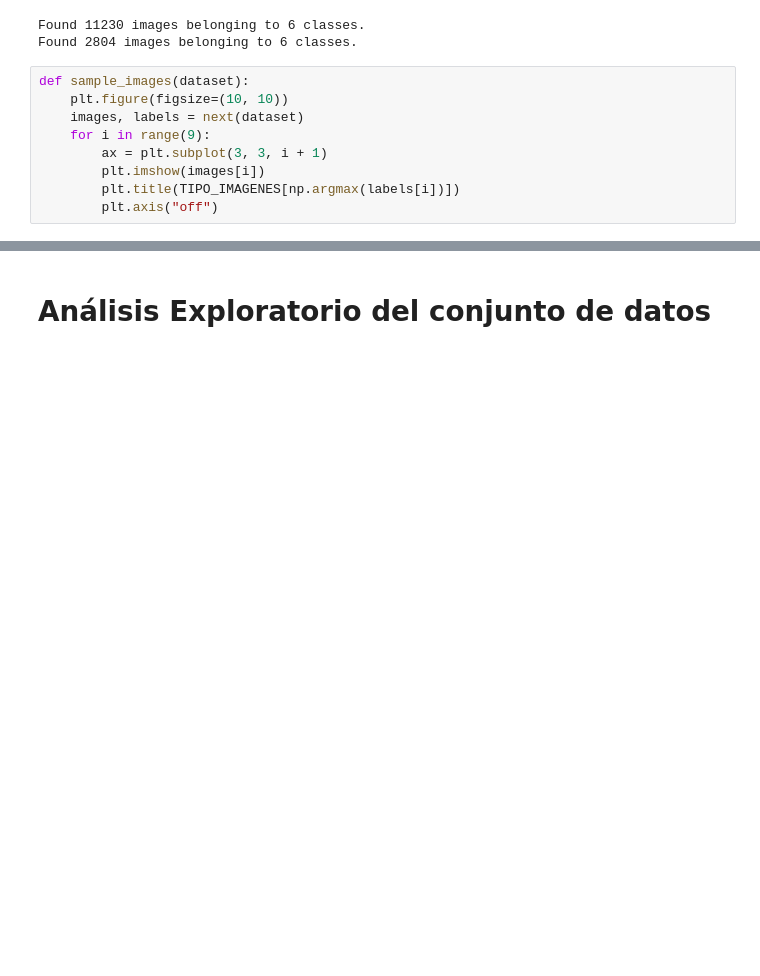
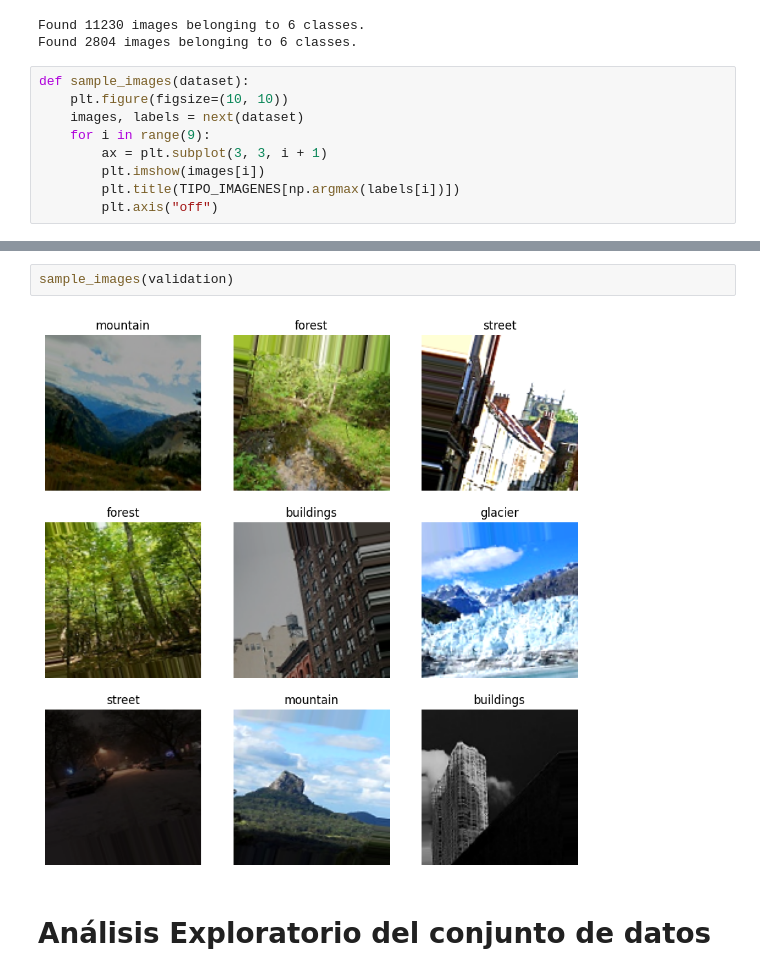
Before and after one commit to DavidGiovannini/Machine_Learning_TP2, a Jupyter notebook: tp2_places.ipynb, the cells around one changed output, grey strips where cells are left out. Cells and saved outputs as stored; diff of their text form; blank space fills up the shorter version.

```diff
--- a/tp2_places.ipynb
+++ b/tp2_places.ipynb
@@ -105,3 +95,7 @@ sample_images(train)
+# %%
+sample_images(validation)
+# %% [output]
+[figure, added]
 # %% [markdown]
 <h1>Análisis Exploratorio del conjunto de datos</h1>
 # %% [markdown]
```
Also changed, not shown: parts of 35 cells of this notebook.
